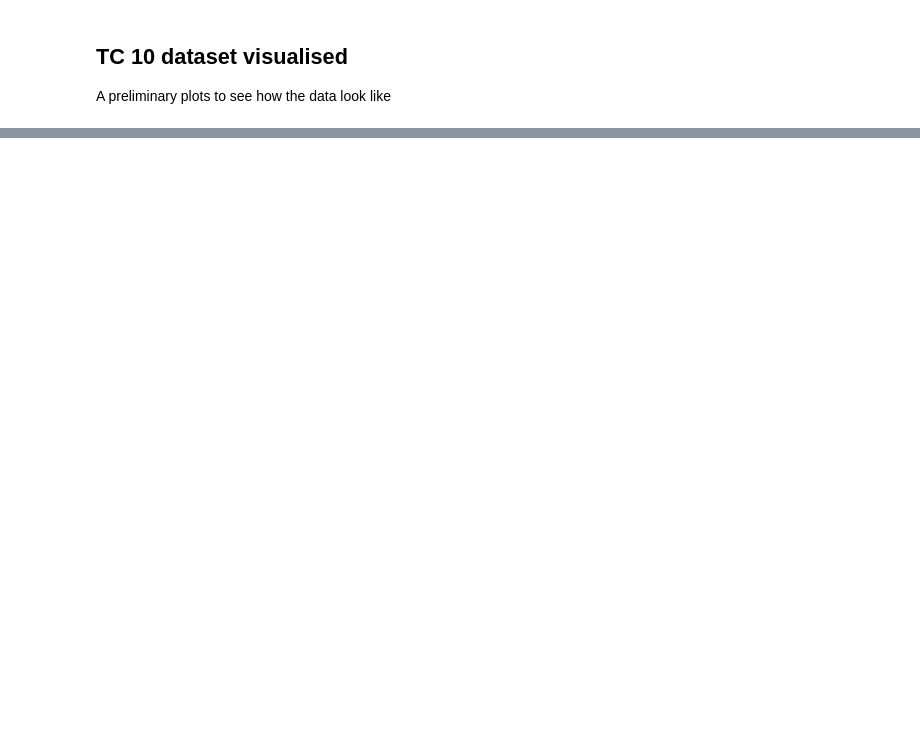
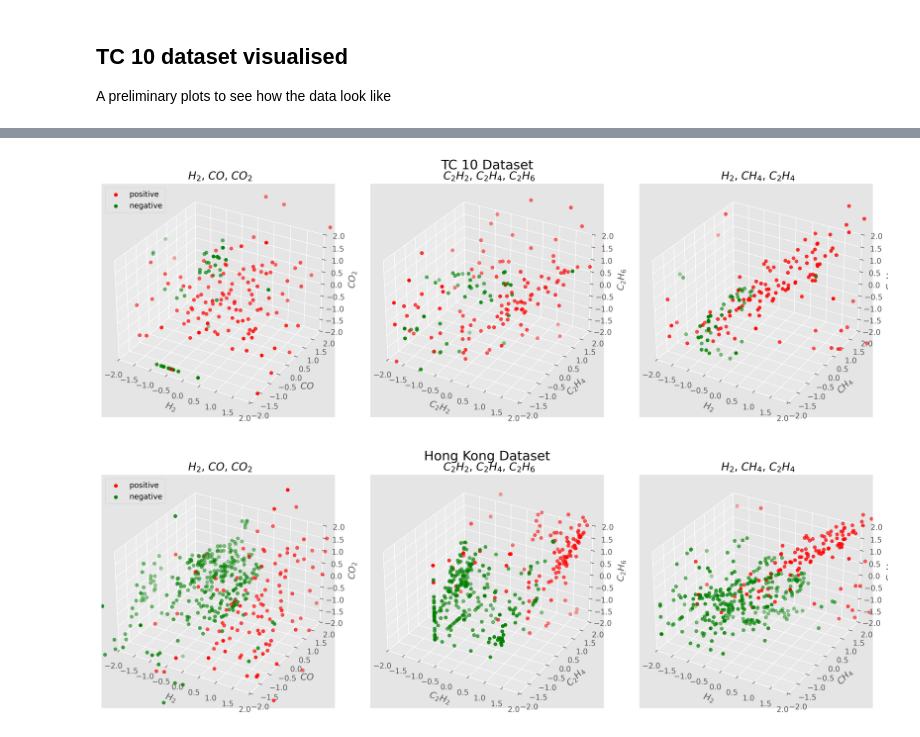
Before and after one commit to philippchan/DGA, a Jupyter notebook: main.ipynb, the cells around one changed output, grey strips where cells are left out. Cells and saved outputs as stored; diff of their text form; code cells hidden in the pictures; blank space fills up the shorter version.

```diff
--- a/main.ipynb
+++ b/main.ipynb
@@ -510,0 +68,45 @@ plt.show()
+# %%
+# Helper function for 3D plots
+def DGA_plot3d(X, y, axis_labels, fig, subplot_num, ax_title=''):
+    (nrows, ncols, index) = subplot_num
+    ax = fig.add_subplot(nrows, ncols, index, projection='3d')
+    ax.scatter(X[X.columns[0]][y == 1],
+               X[X.columns[1]][y == 1],
+               X[X.columns[2]][y == 1],
+               c='r', label='positive')
+    ax.scatter(X[X.columns[0]][y == 0],
+               X[X.columns[1]][y == 0],
+               X[X.columns[2]][y == 0],
+               c='g', label='negative')
+    ax.set_xlabel(f'${axis_labels[0]}$')
+    ax.set_ylabel(f'${axis_labels[1]}$')
+    ax.set_zlabel(f'${axis_labels[2]}$')
+    ax.set_xlim(-2, 2)
+    ax.set_ylim(-2, 2)
+    ax.set_zlim(-2, 2)
+    ax.set_title(f'{ax_title} ${axis_labels[0]}$, ${axis_labels[1]}$, ${axis_labels[2]}$')
+    return ax
+
+pipeline = Pipeline([
+    ('yj_transform', PowerTransformer()),  # Yeo-Johnson transformation
+])
+# %%
+def plot_datasets(X, y, title=''):
+    axis_labels = X.columns
+    X = pd.DataFrame(pipeline.fit_transform(X))
+    # Initiate the plot
+    fig = plt.figure(figsize=(15,5), dpi=300)
+    fig.suptitle(title, size='xx-large')
+    DGA_plot3d(X[[0, 5, 6]], y, axis_labels[[0, 5, 6]], fig, (1,3,1))
+    plt.legend()
+    DGA_plot3d(X[[2, 3, 4]], y, axis_labels[[2, 3, 4]], fig, (1,3,2))
+    DGA_plot3d(X[[0, 1, 3]], y, axis_labels[[0, 1, 3]], fig, (1,3,3), ax_title='')
+    plt.tight_layout()
+    plt.show()
+    plt.close()
+
+plot_datasets(tc10_data, tc10_labels, title='TC 10 Dataset')
+plot_datasets(hk_data, hk_labels, title='Hong Kong Dataset')
+# %% [output]
+[figure, added]
+[figure, added]
```
Also changed, not shown: parts of 38 cells of this notebook.
